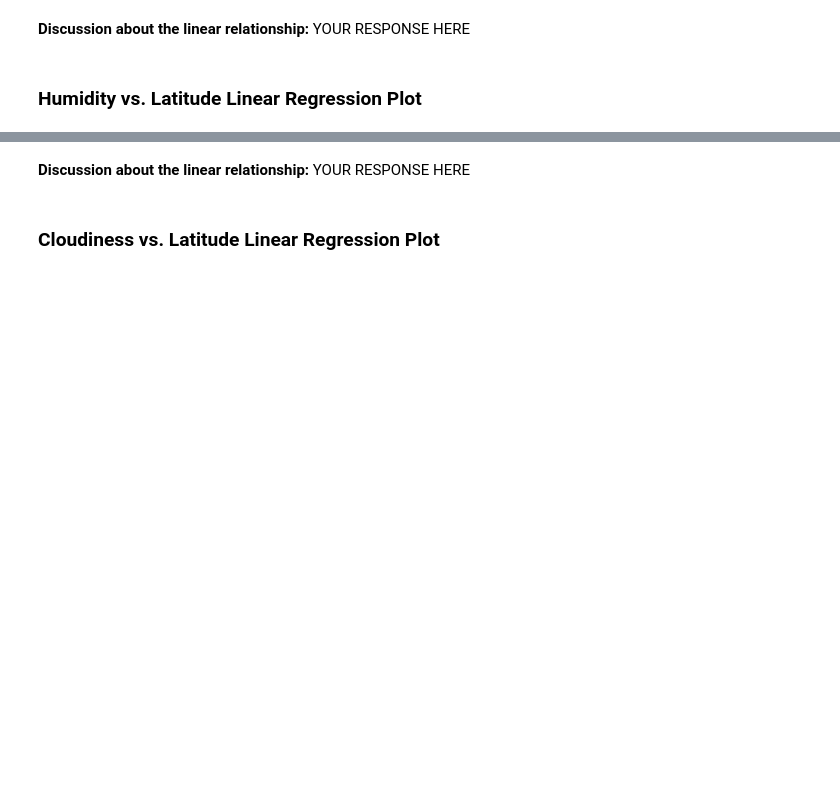
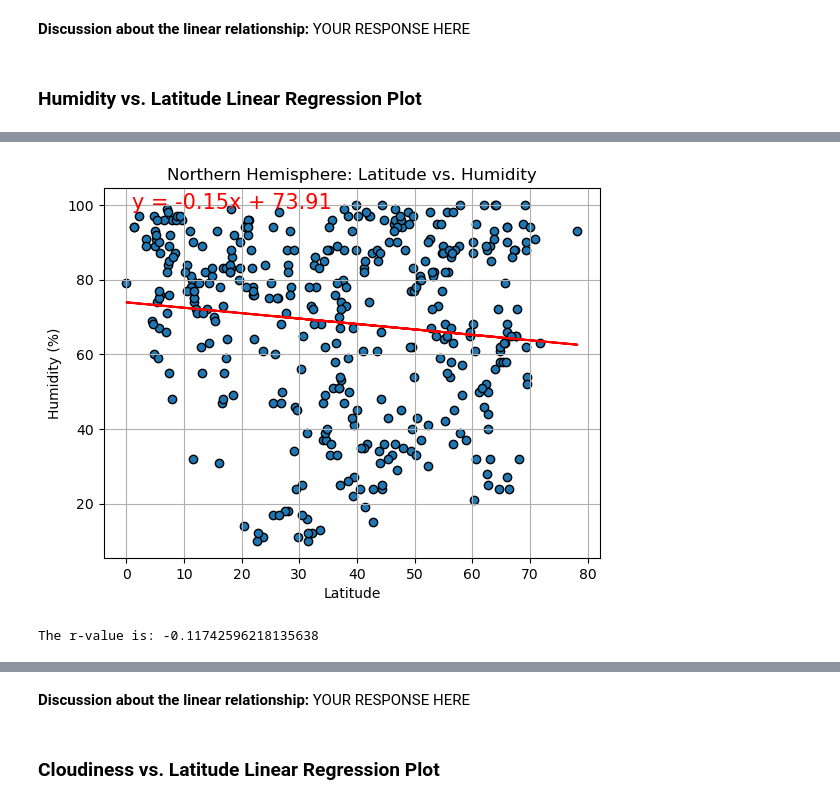
Before and after one commit to YvetteSong/World_Weather_Analysis, a Jupyter notebook: WeatherPy/WeatherPy.ipynb, the cells around one changed output, grey strips where cells are left out. Cells and saved outputs as stored; diff of their text form; code cells hidden in the pictures; blank space fills up the shorter version.

```diff
--- a/WeatherPy/WeatherPy.ipynb
+++ b/WeatherPy/WeatherPy.ipynb
@@ -369,0 +374,7 @@ The r-value is: 0.0002808747046324607
+# %%
+# Northern Hemisphere
+plot_linear_regression(northern_hemi_df['Lat'], northern_hemi_df['Humidity'],
+                       'Northern Hemisphere: Latitude vs. Humidity', 'Latitude', 'Humidity (%)')
+# %% [output]
+[figure, added]
+The r-value is: -0.11742596218135638
```
Also changed, not shown: parts of 29 cells of this notebook, 5 other files.
